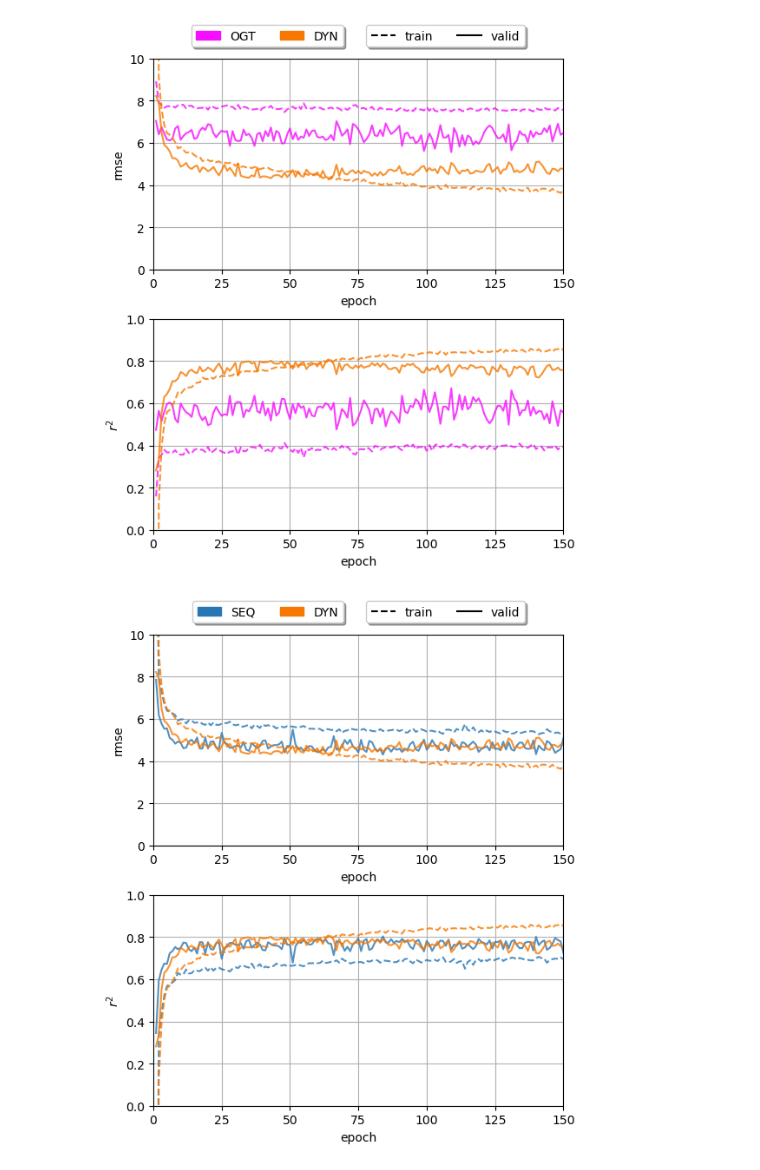
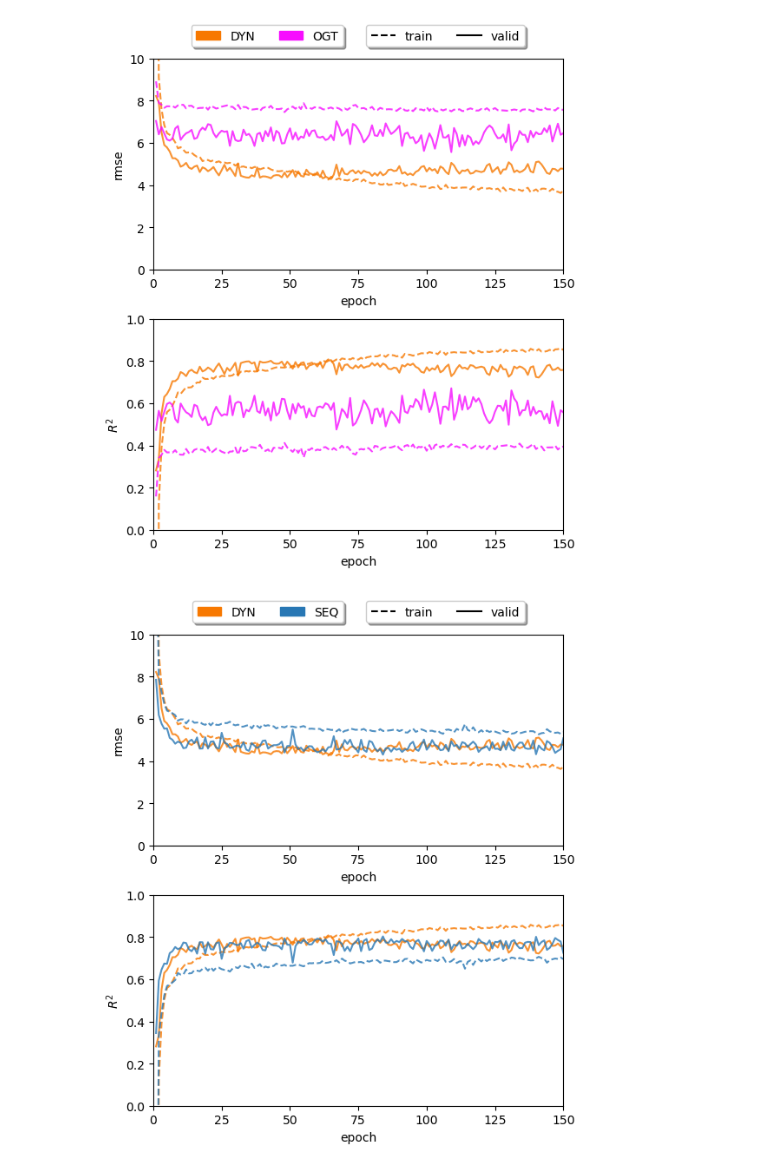
Before and after one commit to yenlin-chen/ai-thermostability, a Jupyter notebook: figures/training_results/plot-metrics.ipynb, the cells around one changed output. Drawn from its saved outputs; the diff is of its cells as text; code cells hidden in the pictures.

Commit message:
updated figures

```diff
--- a/figures/training_results/plot-metrics.ipynb
+++ b/figures/training_results/plot-metrics.ipynb
@@ -18,12 +18,13 @@ metric_symbols = {
     'mae': 'mae',
     'rmse': 'rmse',
     'pcc': 'pcc',
-    'r2': r'$r^2$',
+    'r2': r'$R^2$',
 }
 
 model_names = {
     'baseline_e': 'OGT',
     'only_backbone': 'SEQ',
+    '2-str-0': 'STR',
     '1-graph': 'DYN',
 }
 
@@ -31,6 +32,7 @@ colors = {
     'baseline_e': '#F70DFF',
     'only_backbone': '#2877B4',
     '1-graph': '#F77800',
+    '2-str-0': '#2D9A2C',
 }
 # %%
 save = True
@@ -37,5 +97,5 @@ save = True
 # %%
-for pair_idx, model_pair in enumerate([[0,2], [1,2]]):
+for pair_idx, model_pair in enumerate([[0,1], [0,2], [0,3]]):
 
     fig, ax = plt.subplots(
         2, 1, sharex=True, sharey=False, figsize=(5.5,6), layout='constrained'
@@ -77,36 +137,36 @@ for pair_idx, model_pair in enumerate([[0,2], [1,2]]):
         ax[i].set_xlim(0, df['epoch'].max())
         ax[i].set_ylim(metric_limits[metric])
 
-        ax[i].grid()
+        # ax[i].grid()
 
     handles = []
     for model_idx, model in enumerate(model_names):
         if model_idx not in model_pair:
             continue
 
-        c = c = colors[model]
+        c = colors[model]
         label = f'{model_names[model]}'
 
         handles.append(
             mpatches.Patch(color=c, label=label)
         )
     fig.legend(
-        handles=handles, bbox_to_anchor=(0.52,1.06), #loc='outside upper left',
+        handles=handles, bbox_to_anchor=(0.52,1.06),
         ncols=2, fancybox=True, shadow=True
     )
     handles = [
         mlines.Line2D([], [], color='black', linestyle='--', label='train'),
         mlines.Line2D([], [], color='black', linestyle='-', label='valid')
     ]
     fig.legend(
-        handles=handles, bbox_to_anchor=(0.9,1.06), #loc='outside upper right',
+        handles=handles, bbox_to_anchor=(0.9,1.06),
         ncols=2, fancybox=True, shadow=True
     )
 
     if save:
         plt.savefig(f'metrics{pair_idx}.png', dpi=300, bbox_inches=Bbox([[0,0],[5.5,6.4]]))
     plt.show()
     plt.close()
 # %% [output]
-[figure, old version]
+[figure, new version]
-[figure, old version]
+[figure, new version]
```
Also changed, not shown: parts of 2 cells of this notebook, 13 other files.
